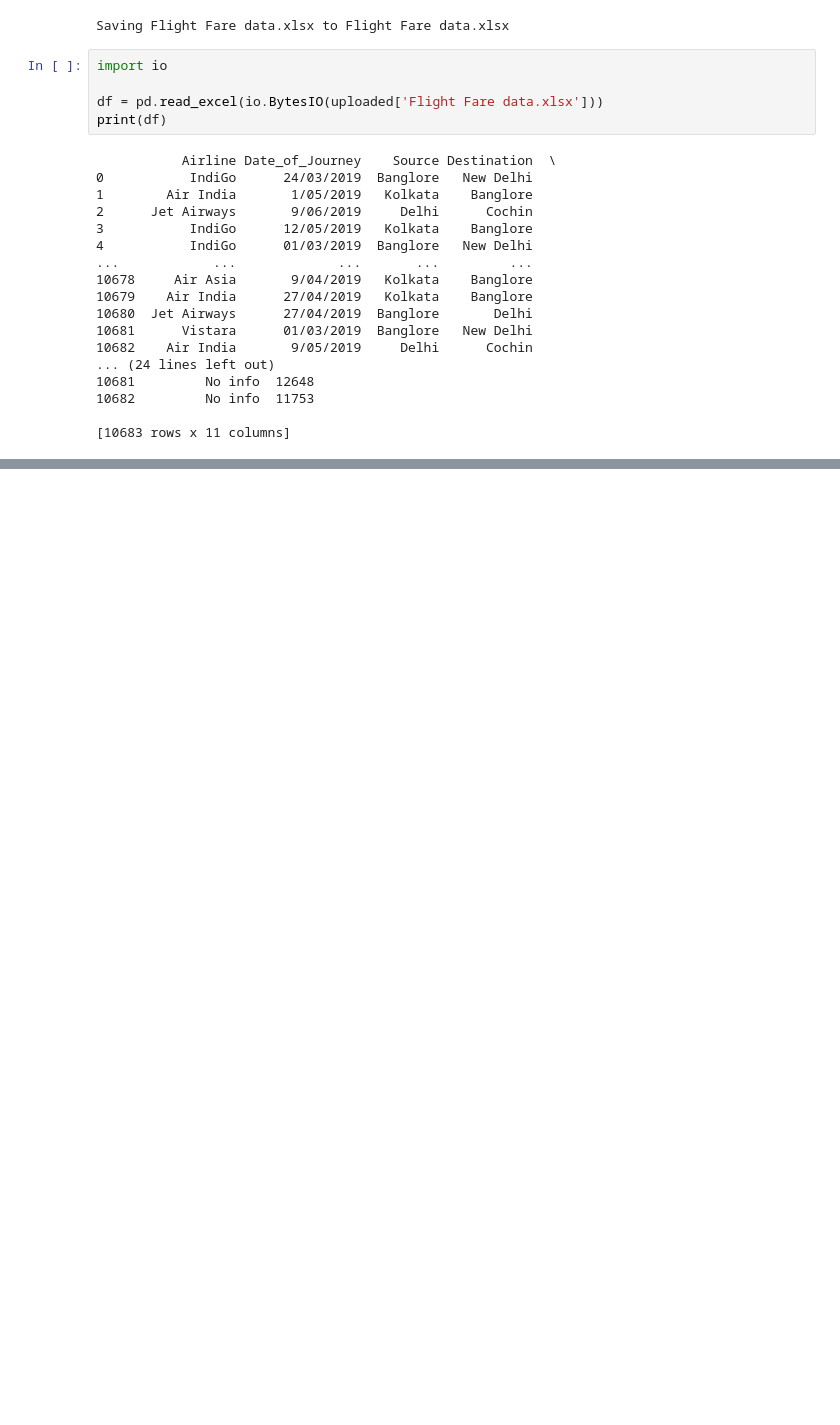
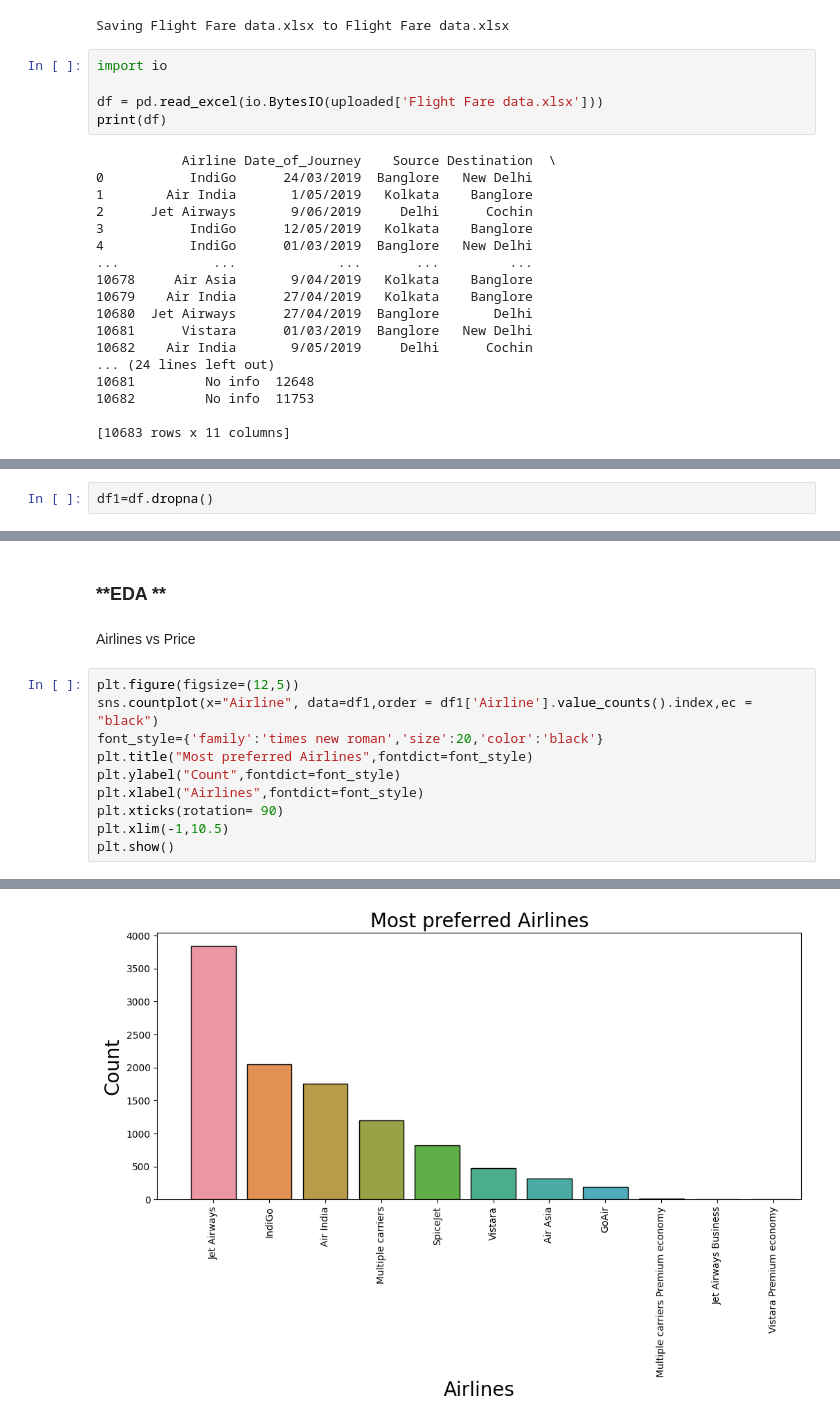
Before and after one commit to AmanSinghal07/PraxisProjects, a Jupyter notebook: Flight_Fare_Prediction.ipynb, the cells around one changed output, grey strips where cells are left out. Drawn from its saved outputs; the diff is of its cells as text; blank space fills up the shorter version.

```diff
--- a/Flight_Fare_Prediction.ipynb
+++ b/Flight_Fare_Prediction.ipynb
@@ -50,0 +80,2 @@ df.head()
+# %%
+df1=df.dropna()
@@ -50,0 +122,15 @@ df.head()
+# %% [markdown]
+### **EDA **
+# %% [markdown]
+Airlines vs Price
+# %%
+plt.figure(figsize=(12,5))
+sns.countplot(x="Airline", data=df1,order = df1['Airline'].value_counts().index,ec = "black")
+font_style={'family':'times new roman','size':20,'color':'black'}
+plt.title("Most preferred Airlines",fontdict=font_style)
+plt.ylabel("Count",fontdict=font_style)
+plt.xlabel("Airlines",fontdict=font_style)
+plt.xticks(rotation= 90)
+plt.xlim(-1,10.5)
+plt.show()
+# %% [output]
@@ -50,0 +148 @@ df.head()
+[figure, added]
```
Also changed, not shown: parts of 32 cells of this notebook.
